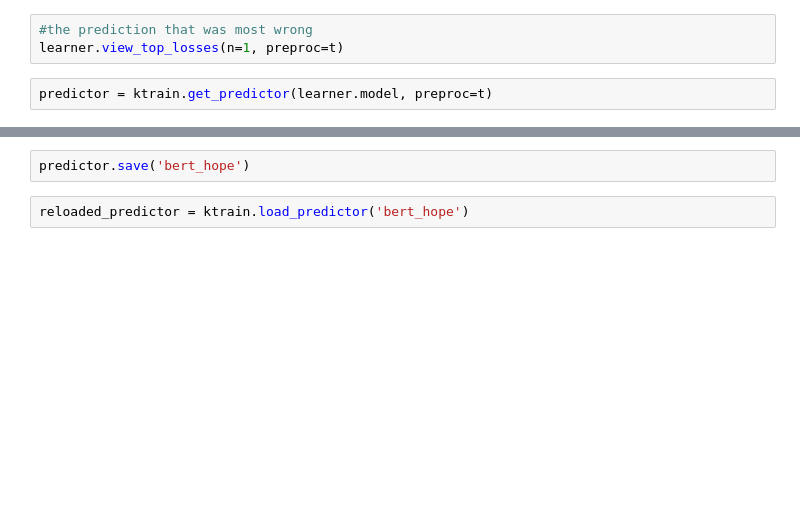
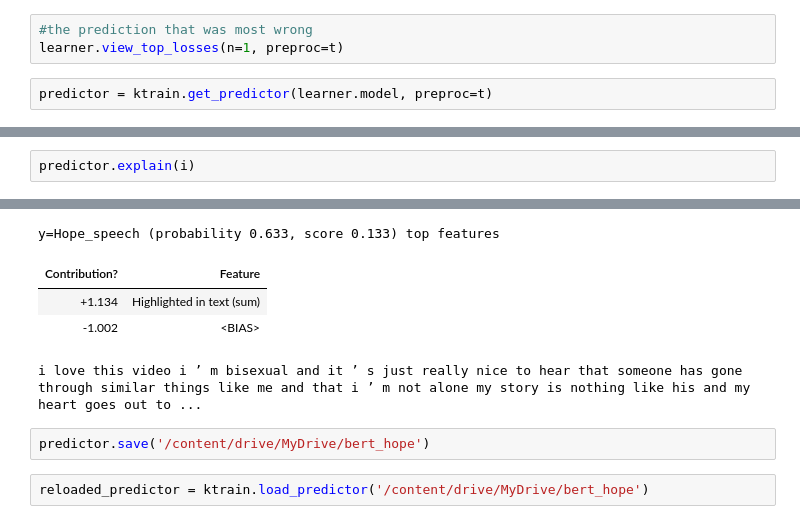
Before and after one commit to aflah02/Hope_Speech_Detection, a Jupyter notebook: Models/BERT_explain_final.ipynb, the cells around one changed output, grey strips where cells are left out. Cells and saved outputs as stored; diff of their text form; blank space fills up the shorter version.

```diff
--- a/Models/BERT_explain_final.ipynb
+++ b/Models/BERT_explain_final.ipynb
@@ -130,0 +145,3 @@ what do you mean by the word sniped
+# %%
+predictor.explain(i)
+# %% [output]
@@ -131,4 +150,9 @@ what do you mean by the word sniped
+y=Hope_speech (probability 0.633, score 0.133) top features
+| Contribution? | Feature |
+| +1.134 | Highlighted in text (sum) |
+| -1.002 | <BIAS> |
+i love this video i ’ m bisexual and it ’ s just really nice to hear that someone has gone through similar things like me and that i ’ m not alone my story is nothing like his and my heart goes out to ...
 # %%
-predictor.save('bert_hope')
+predictor.save('/content/drive/MyDrive/bert_hope')
 # %%
-reloaded_predictor = ktrain.load_predictor('bert_hope')
+reloaded_predictor = ktrain.load_predictor('/content/drive/MyDrive/bert_hope')
```
Also changed, not shown: parts of 20 cells of this notebook.
